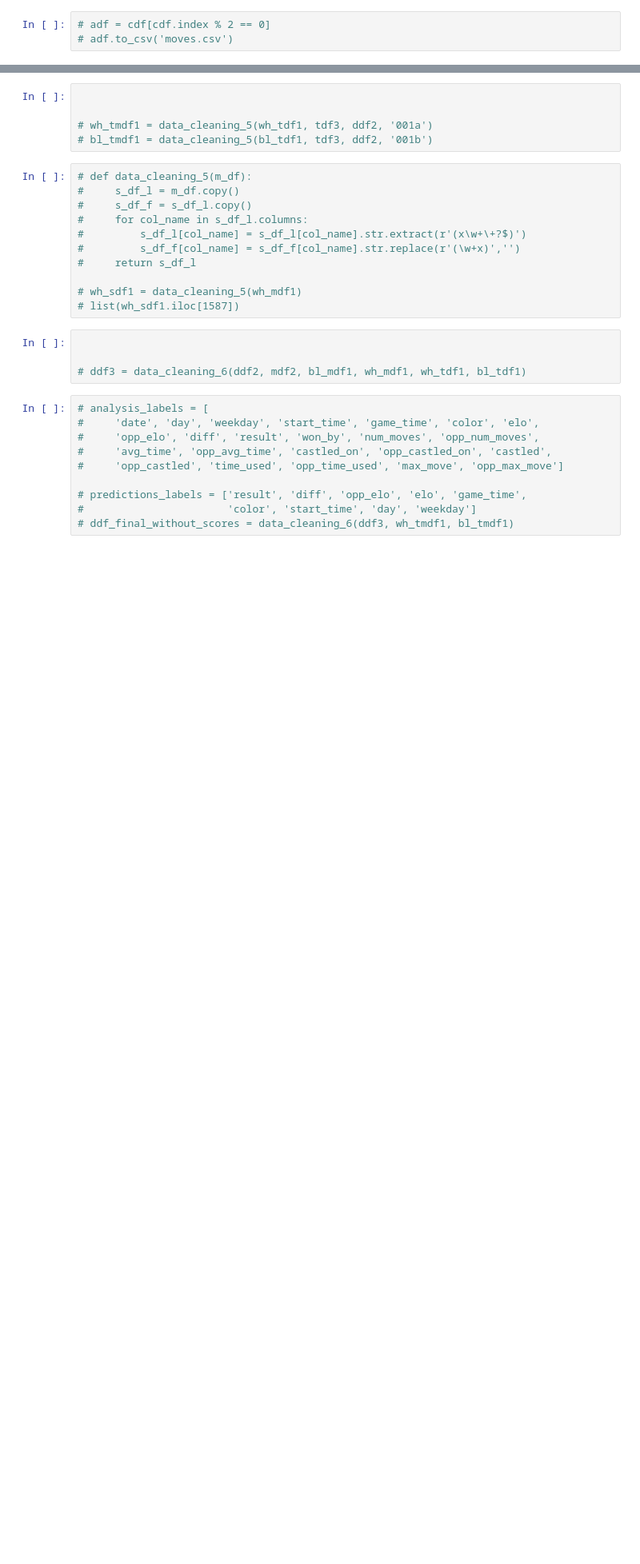
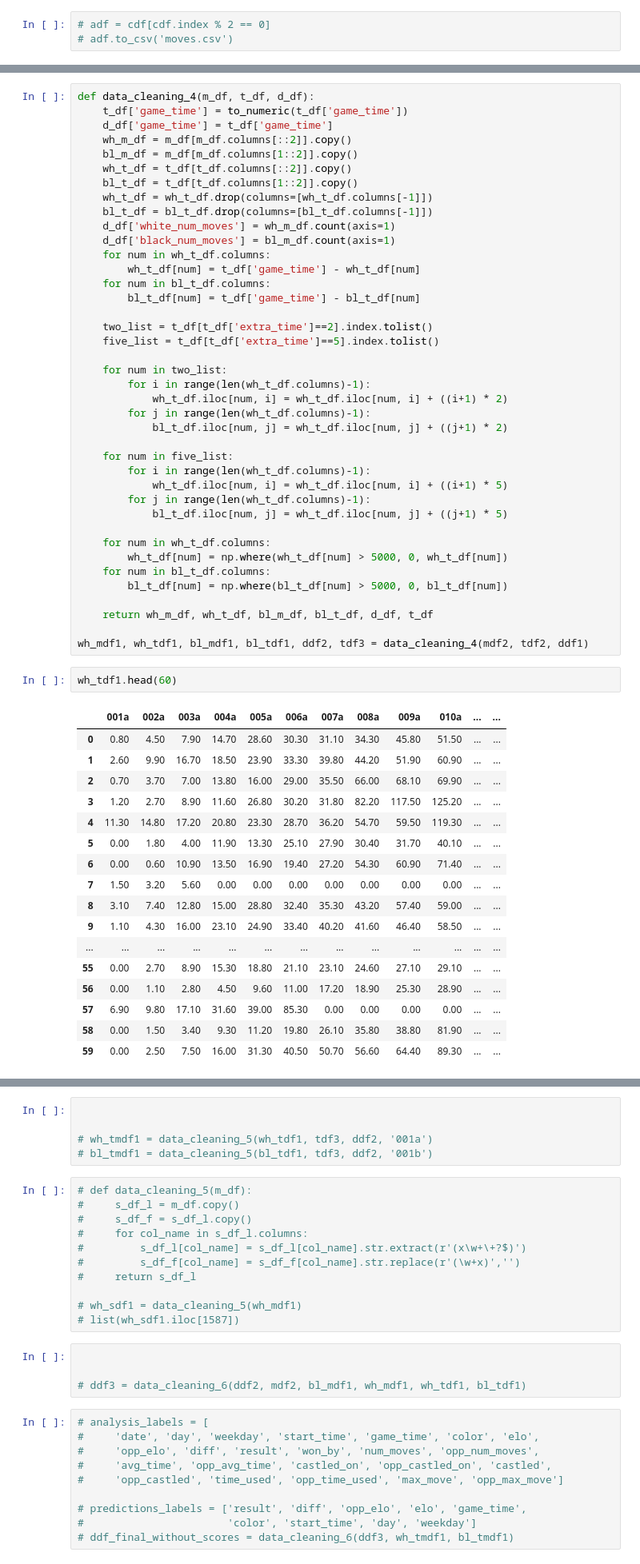
Before and after one commit to Data-is-life/lots-of-data, a Jupyter notebook: src/Chess_clean_data.ipynb, the cells around one changed output, grey strips where cells are left out. Shown at 80% size. Drawn from its saved outputs; the diff is of its cells as text; blank space fills up the shorter version.

Commit message:
Cleaning all functions and adding descriptions

```diff
--- a/src/Chess_clean_data.ipynb
+++ b/src/Chess_clean_data.ipynb
@@ -60,0 +180,60 @@ plt.style.use('fivethirtyeight')
+# %%
+def data_cleaning_4(m_df, t_df, d_df):
+    t_df['game_time'] = to_numeric(t_df['game_time'])
+    d_df['game_time'] = t_df['game_time']
+    wh_m_df = m_df[m_df.columns[::2]].copy()
+    bl_m_df = m_df[m_df.columns[1::2]].copy()
+    wh_t_df = t_df[t_df.columns[::2]].copy()
+    bl_t_df = t_df[t_df.columns[1::2]].copy()
+    wh_t_df = wh_t_df.drop(columns=[wh_t_df.columns[-1]])
+    bl_t_df = bl_t_df.drop(columns=[bl_t_df.columns[-1]])
+    d_df['white_num_moves'] = wh_m_df.count(axis=1)
+    d_df['black_num_moves'] = bl_m_df.count(axis=1)
+    for num in wh_t_df.columns:
+        wh_t_df[num] = t_df['game_time'] - wh_t_df[num]
+    for num in bl_t_df.columns:
+        bl_t_df[num] = t_df['game_time'] - bl_t_df[num]
+
+    two_list = t_df[t_df['extra_time']==2].index.tolist()
+    five_list = t_df[t_df['extra_time']==5].index.tolist()
+
+    for num in two_list:
+        for i in range(len(wh_t_df.columns)-1):
+            wh_t_df.iloc[num, i] = wh_t_df.iloc[num, i] + ((i+1) * 2)
+        for j in range(len(wh_t_df.columns)-1):
+            bl_t_df.iloc[num, j] = wh_t_df.iloc[num, j] + ((j+1) * 2)
+
+    for num in five_list:
+        for i in range(len(wh_t_df.columns)-1):
+            wh_t_df.iloc[num, i] = wh_t_df.iloc[num, i] + ((i+1) * 5)
+        for j in range(len(wh_t_df.columns)-1):
+            bl_t_df.iloc[num, j] = wh_t_df.iloc[num, j] + ((j+1) * 5)
+
+    for num in wh_t_df.columns:
+        wh_t_df[num] = np.where(wh_t_df[num] > 5000, 0, wh_t_df[num])
+    for num in bl_t_df.columns:
+        bl_t_df[num] = np.where(bl_t_df[num] > 5000, 0, bl_t_df[num])
+
+    return wh_m_df, wh_t_df, bl_m_df, bl_t_df, d_df, t_df
+
+wh_mdf1, wh_tdf1, bl_mdf1, bl_tdf1, ddf2, tdf3 = data_cleaning_4(mdf2, tdf2, ddf1)
+# %%
+wh_tdf1.head(60)
+# %% [output]
+|  | 001a | 002a | 003a | 004a | 005a | 006a | 007a | 008a | 009a | 010a | ... | ... |
+| 0 | 0.80 | 4.50 | 7.90 | 14.70 | 28.60 | 30.30 | 31.10 | 34.30 | 45.80 | 51.50 | ... | ... |
+| 1 | 2.60 | 9.90 | 16.70 | 18.50 | 23.90 | 33.30 | 39.80 | 44.20 | 51.90 | 60.90 | ... | ... |
+| 2 | 0.70 | 3.70 | 7.00 | 13.80 | 16.00 | 29.00 | 35.50 | 66.00 | 68.10 | 69.90 | ... | ... |
+| 3 | 1.20 | 2.70 | 8.90 | 11.60 | 26.80 | 30.20 | 31.80 | 82.20 | 117.50 | 125.20 | ... | ... |
+| 4 | 11.30 | 14.80 | 17.20 | 20.80 | 23.30 | 28.70 | 36.20 | 54.70 | 59.50 | 119.30 | ... | ... |
+| 5 | 0.00 | 1.80 | 4.00 | 11.90 | 13.30 | 25.10 | 27.90 | 30.40 | 31.70 | 40.10 | ... | ... |
+| 6 | 0.00 | 0.60 | 10.90 | 13.50 | 16.90 | 19.40 | 27.20 | 54.30 | 60.90 | 71.40 | ... | ... |
+| 7 | 1.50 | 3.20 | 5.60 | 0.00 | 0.00 | 0.00 | 0.00 | 0.00 | 0.00 | 0.00 | ... | ... |
+| 8 | 3.10 | 7.40 | 12.80 | 15.00 | 28.80 | 32.40 | 35.30 | 43.20 | 57.40 | 59.00 | ... | ... |
+| 9 | 1.10 | 4.30 | 16.00 | 23.10 | 24.90 | 33.40 | 40.20 | 41.60 | 46.40 | 58.50 | ... | ... |
+| ... | ... | ... | ... | ... | ... | ... | ... | ... | ... | ... | ... | ... |
+| 55 | 0.00 | 2.70 | 8.90 | 15.30 | 18.80 | 21.10 | 23.10 | 24.60 | 27.10 | 29.10 | ... | ... |
+| 56 | 0.00 | 1.10 | 2.80 | 4.50 | 9.60 | 11.00 | 17.20 | 18.90 | 25.30 | 28.90 | ... | ... |
+| 57 | 6.90 | 9.80 | 17.10 | 31.60 | 39.00 | 85.30 | 0.00 | 0.00 | 0.00 | 0.00 | ... | ... |
+| 58 | 0.00 | 1.50 | 3.40 | 9.30 | 11.20 | 19.80 | 26.10 | 35.80 | 38.80 | 81.90 | ... | ... |
+| 59 | 0.00 | 2.50 | 7.50 | 16.00 | 31.30 | 40.50 | 50.70 | 56.60 | 64.40 | 89.30 | ... | ... |
```
Also changed, not shown: parts of 11 cells of this notebook, 1 other file.
